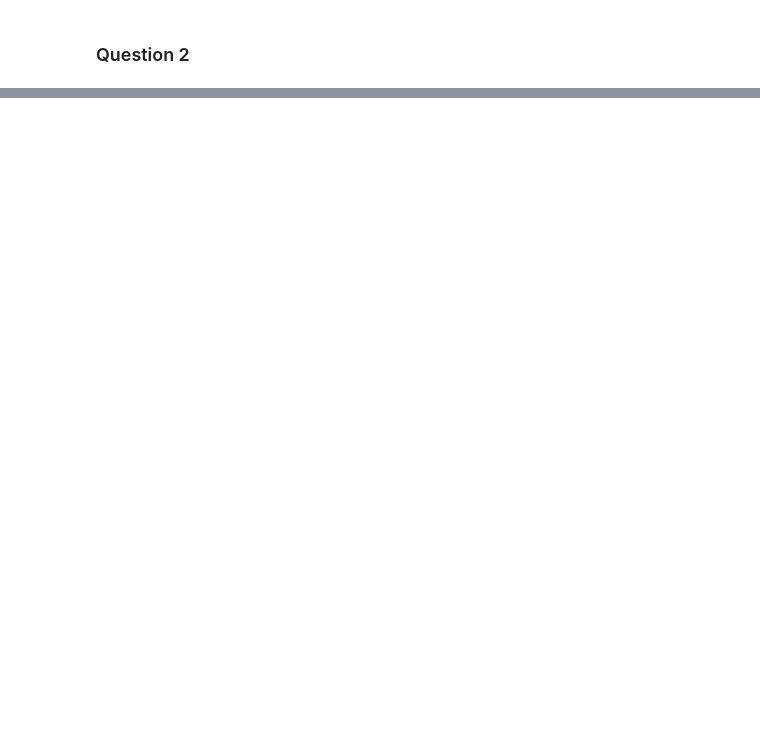
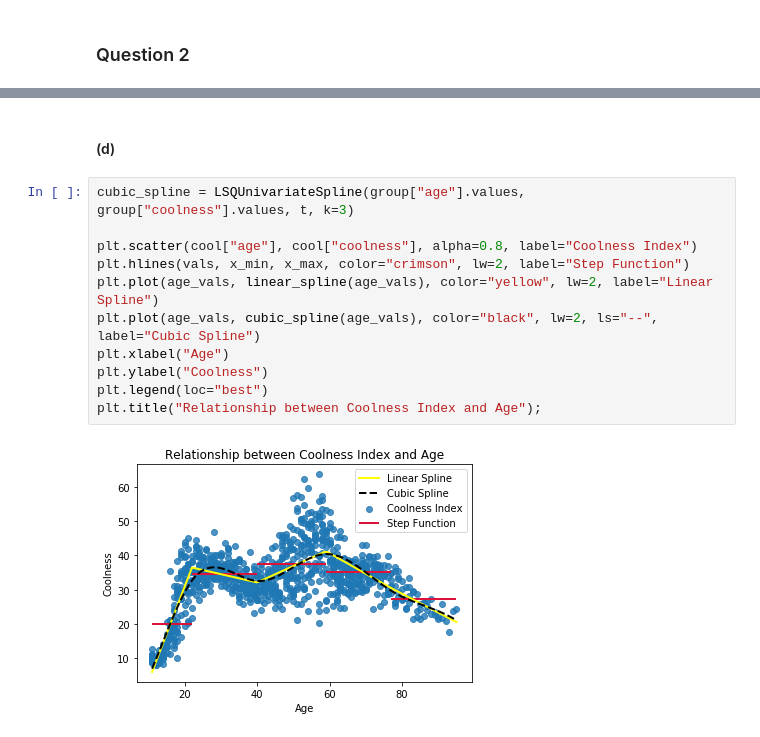
Before and after one commit to linghui-wu/persp-model-econ_w20, a Jupyter notebook: ProblemSets/PS7/PS7_solutions.ipynb, the cells around one changed output, grey strips where cells are left out. Cells and saved outputs as stored; diff of their text form; blank space fills up the shorter version.

```diff
--- a/ProblemSets/PS7/PS7_solutions.ipynb
+++ b/ProblemSets/PS7/PS7_solutions.ipynb
@@ -200,0 +299,15 @@ Compared to (a) and (b), the error rates increase greatly, while the error rate
+# %% [markdown]
+#### (d)
+# %%
+cubic_spline = LSQUnivariateSpline(group["age"].values, group["coolness"].values, t, k=3)
+
+plt.scatter(cool["age"], cool["coolness"], alpha=0.8, label="Coolness Index")
+plt.hlines(vals, x_min, x_max, color="crimson", lw=2, label="Step Function")
+plt.plot(age_vals, linear_spline(age_vals), color="yellow", lw=2, label="Linear Spline")
+plt.plot(age_vals, cubic_spline(age_vals), color="black", lw=2, ls="--", label="Cubic Spline")
+plt.xlabel("Age")
+plt.ylabel("Coolness")
+plt.legend(loc="best")
+plt.title("Relationship between Coolness Index and Age");
+# %% [output]
+[figure, added]
```
Also changed, not shown: parts of 21 cells of this notebook, 1 other file.
